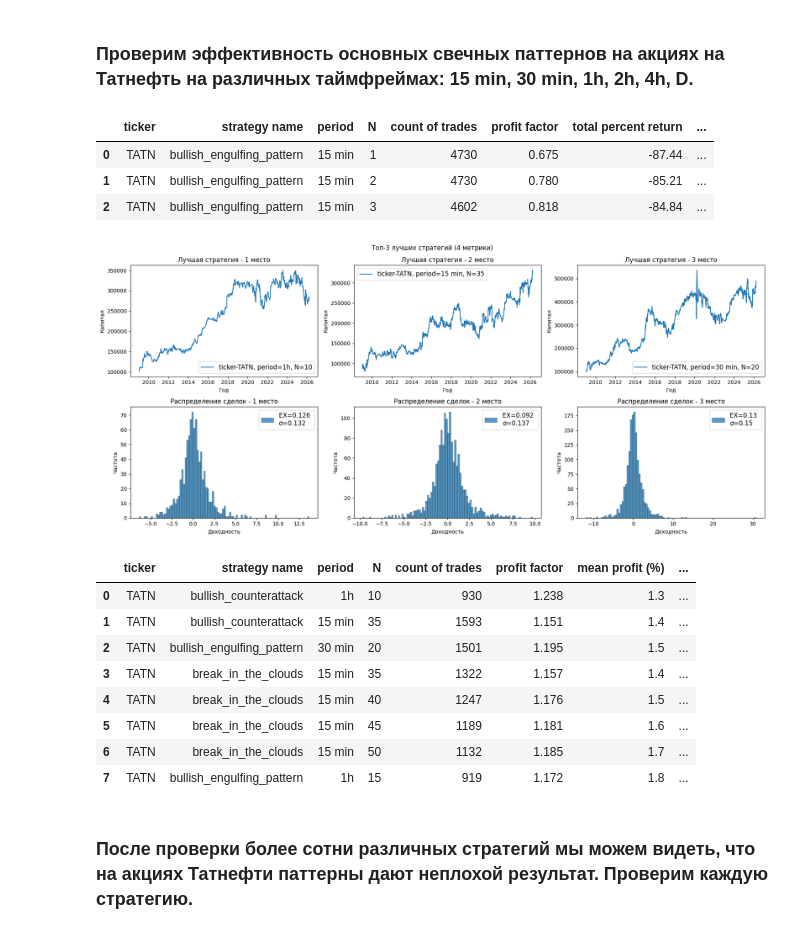
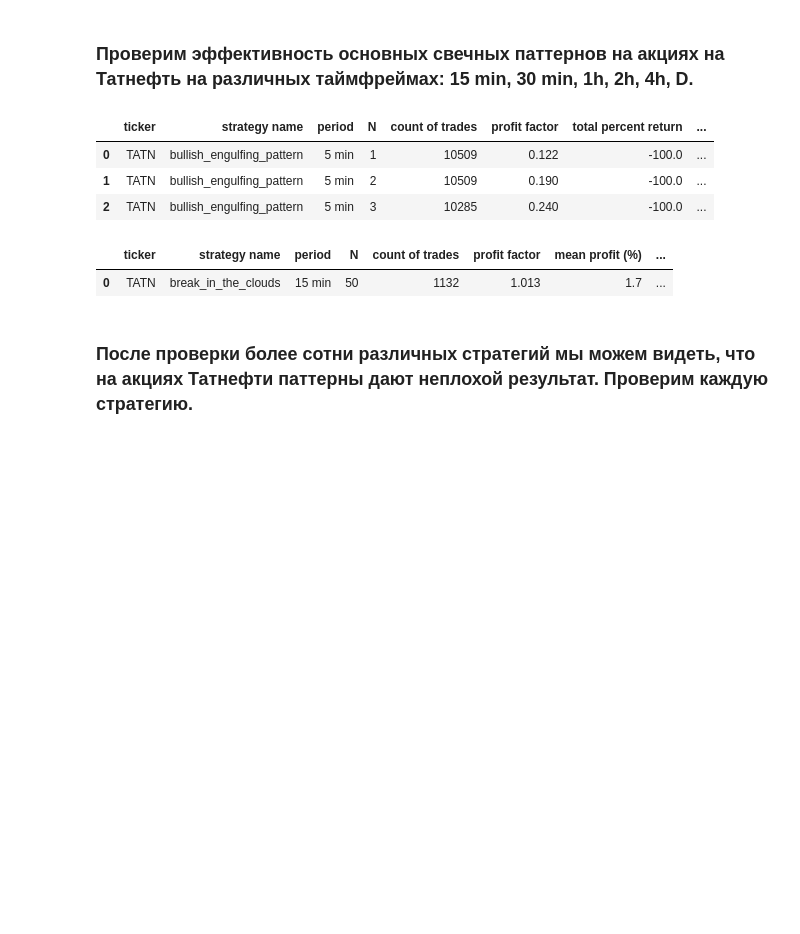
Before and after one commit to AlexKosuhin/project_1, a Jupyter notebook: Проверка эффективности паттернов/Татнефть_Паттерны.ipynb, the cells around one changed output. Cells and saved outputs as stored; diff of their text form; code cells hidden in the pictures; blank space fills up the shorter version.

```diff
--- a/Проверка эффективности паттернов/Татнефть_Паттерны.ipynb
+++ b/Проверка эффективности паттернов/Татнефть_Паттерны.ipynb
@@ -38,7 +41,7 @@ def backtest_strategies_multi_tf():
     # Перебираем все тф
     for a in [r'C:\Users\user\Desktop\Проект 1 года обучения\Проверка эффективности паттернов\Данные для анализа\TATN.txt']:
         data = pd.read_csv(a)
-        for i in ['15 min', '30 min', '1h', '2h', '4h', 'D']:
+        for i in ['5 min', '15 min', '30 min', '1h', '2h', '4h', 'D']:
             data_tm = good_dataframe(data, i)
             l.append(data_tm)
 
@@ -60,9 +63,9 @@ tatneft_result_strategies = backtest_strategies_multi_tf()
 tatneft_result_strategies.head(3)
 # %% [output]
 |  | ticker | strategy name | period | N | count of trades | profit factor | total percent return | ... |
-| 0 | TATN | bullish_engulfing_pattern | 15 min | 1 | 4730 | 0.675 | -87.44 | ... |
-| 1 | TATN | bullish_engulfing_pattern | 15 min | 2 | 4730 | 0.780 | -85.21 | ... |
-| 2 | TATN | bullish_engulfing_pattern | 15 min | 3 | 4602 | 0.818 | -84.84 | ... |
+| 0 | TATN | bullish_engulfing_pattern | 5 min | 1 | 10509 | 0.122 | -100.0 | ... |
+| 1 | TATN | bullish_engulfing_pattern | 5 min | 2 | 10509 | 0.190 | -100.0 | ... |
+| 2 | TATN | bullish_engulfing_pattern | 5 min | 3 | 10285 | 0.240 | -100.0 | ... |
 # %%
 # Функция для первичного отбора стратегий
 def compare_strategies(data):
@@ -75,7 +78,7 @@ def compare_strategies(data):
         data (pd.DaraFrame): Возвращаем отфильтрованный датафрейм со результатами стратегии на всех тайфреймах.
     """
     # Фильтрация стратегий
-    data = data[(data['count of trades'] > 900) & (data['profit factor'] > 1.15) & (data['R2'] > 0.5)] # Ограничение по количеству сделок
+    data = data[(data['count of trades'] > 800) & (data['profit factor'] > 1) & (data['R2'] > 0.5)] # Ограничение по количеству сделок
     if data.shape[0] != 0:
         data['profit factor rank'] = data['profit factor'].rank() # Больше лучше
         data['R2 rank'] = data['R2'].rank() # Больше лучше
@@ -121,42 +124,34 @@ def compare_strategies(data):
             axes[1, 2].legend(fontsize=12)
 
             axes[1, 0].set_title('Распределение сделок - 1 место')
             axes[1, 1].set_title('Распределение сделок - 2 место')
             axes[1, 2].set_title('Распределение сделок - 3 место')
             axes[1, 0].set_ylabel('Частота')
             axes[1, 1].set_ylabel('Частота')
             axes[1, 2].set_ylabel('Частота')
             axes[1, 0].set_xlabel('Доходность')
             axes[1, 1].set_xlabel('Доходность')
             axes[1, 2].set_xlabel('Доходность')
 
             plt.tight_layout()
             plt.show()
             data_new = data[['ticker', 'strategy name', 'period', 'N', 'count of trades',
             'profit factor', 'mean profit (%)', 'mean loss (%)', 'profit/loss ratio', 'max drawdown (%)', 'total percent return', 'R2', 'win_rate']]
             display(data_new.head(10))
             return data
         else:
             data_new = data[['ticker', 'strategy name', 'period', 'N', 'count of trades',
             'profit factor', 'mean profit (%)', 'mean loss (%)', 'profit/loss ratio', 'max drawdown (%)', 'total percent return', 'R2', 'win_rate']]
             display(data_new.head(10))
             return data
 
     else:
         print('ХОРОШИХ СТРАТЕГИЙ НЕТ')
 
 res = compare_strategies(tatneft_result_strategies)
 # %% [output]
-[figure, removed]
 |  | ticker | strategy name | period | N | count of trades | profit factor | mean profit (%) | ... |
-| 0 | TATN | bullish_counterattack | 1h | 10 | 930 | 1.238 | 1.3 | ... |
-| 1 | TATN | bullish_counterattack | 15 min | 35 | 1593 | 1.151 | 1.4 | ... |
-| 2 | TATN | bullish_engulfing_pattern | 30 min | 20 | 1501 | 1.195 | 1.5 | ... |
-| 3 | TATN | break_in_the_clouds | 15 min | 35 | 1322 | 1.157 | 1.4 | ... |
-| 4 | TATN | break_in_the_clouds | 15 min | 40 | 1247 | 1.176 | 1.5 | ... |
-| 5 | TATN | break_in_the_clouds | 15 min | 45 | 1189 | 1.181 | 1.6 | ... |
-| 6 | TATN | break_in_the_clouds | 15 min | 50 | 1132 | 1.185 | 1.7 | ... |
-| 7 | TATN | bullish_engulfing_pattern | 1h | 15 | 919 | 1.172 | 1.8 | ... |
+| 0 | TATN | break_in_the_clouds | 15 min | 50 | 1132 | 1.013 | 1.7 | ... |
 # %% [markdown]
 ### После проверки более сотни различных стратегий мы можем видеть, что на акциях Татнефти паттерны дают неплохой результат. Проверим каждую стратегию.
 # %%
```
Also changed, not shown: parts of 2 cells of this notebook, 17 other files.
